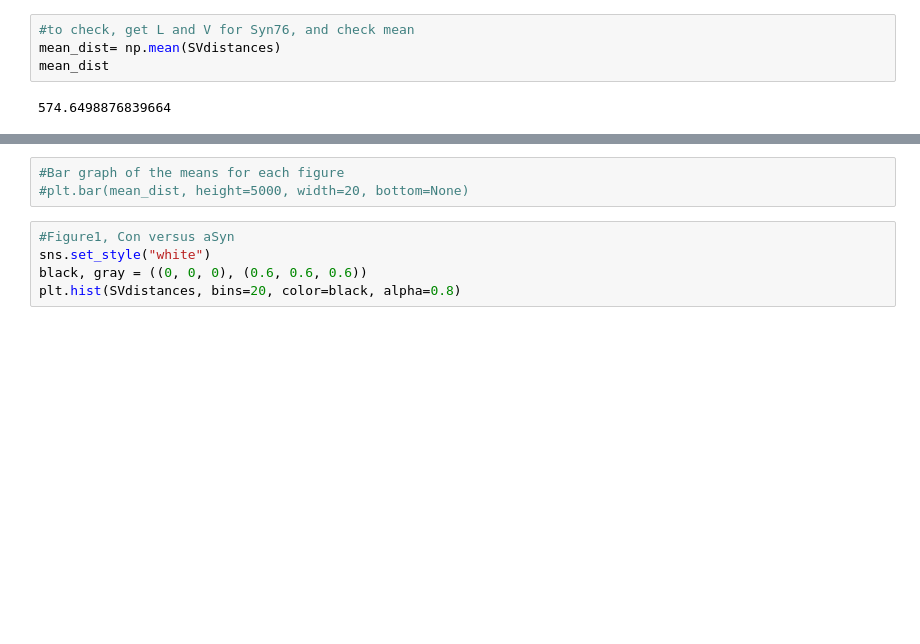
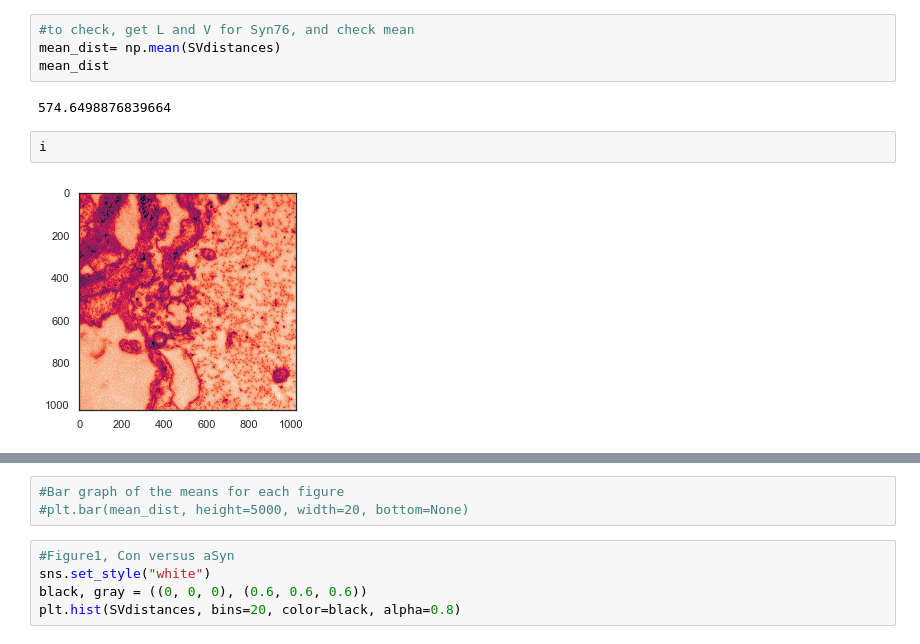
Before and after one commit to audreytmedeiros/Morgan-Lab, a Jupyter notebook: SVDistributiontest.ipynb, the cells around one changed output, grey strips where cells are left out. Saved outputs shown, nothing was run; the diff lists cells and outputs as text; blank space fills up the shorter version.

```diff
--- a/SVDistributiontest.ipynb
+++ b/SVDistributiontest.ipynb
@@ -141,3 +144,7 @@ mean_dist= np.mean(SVdistances)
 mean_dist
 # %% [output]
 574.6498876839664
+# %%
+i
+# %% [output]
+[figure, added]
```
Also changed, not shown: parts of 3 cells of this notebook.
